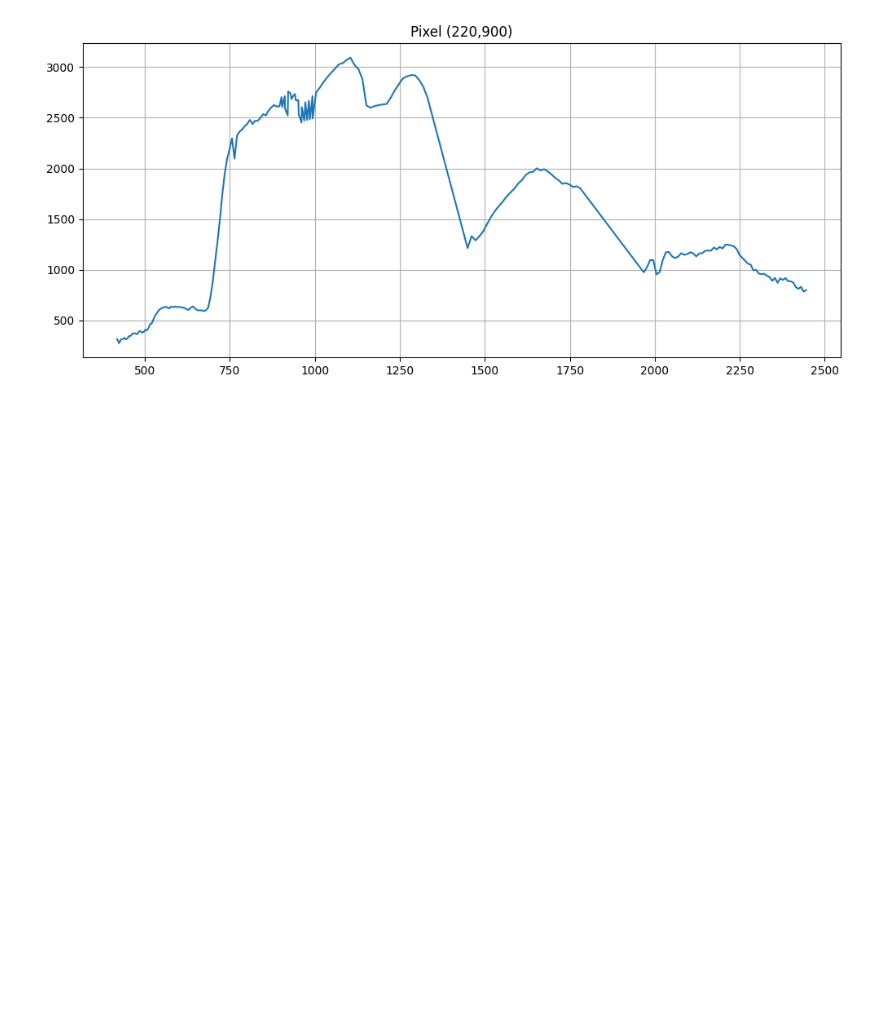
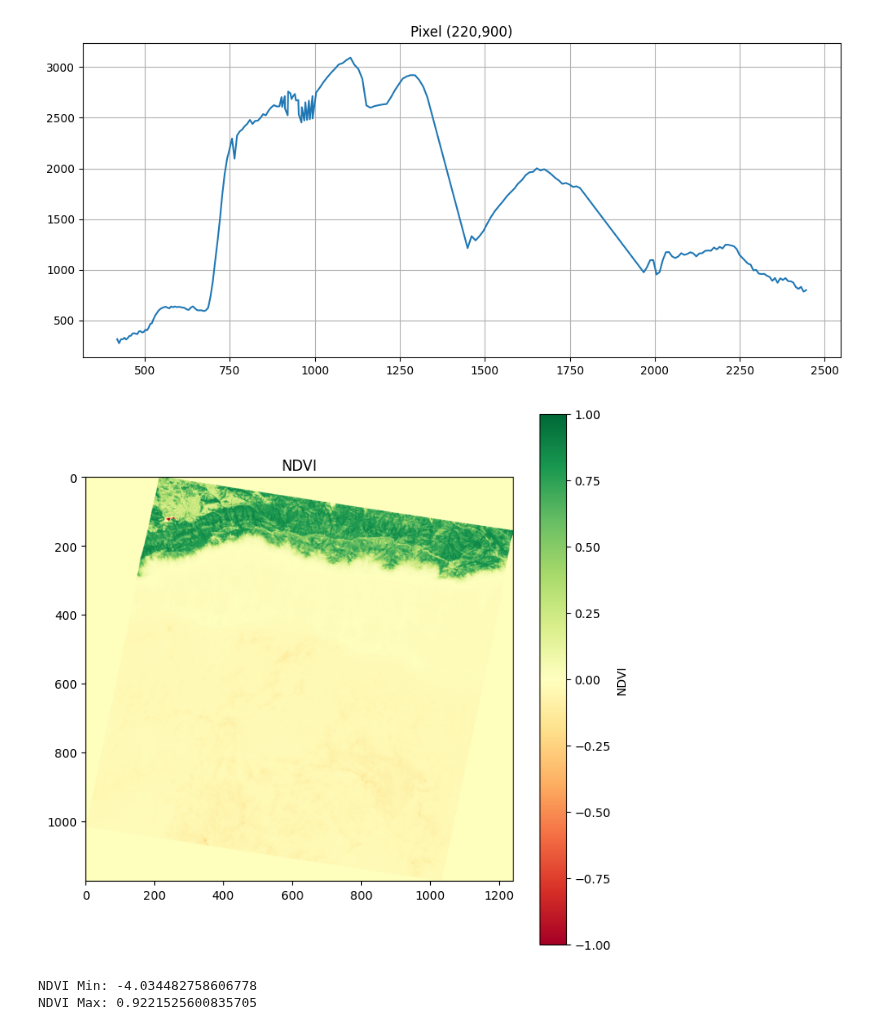
Before and after one commit to ECOMINE-IN/Geomind, a Jupyter notebook: notebooks/04_hyperspectral.ipynb, the cells around one changed output. Saved outputs shown, nothing was run; the diff lists cells and outputs as text; code cells hidden in the pictures; blank space fills up the shorter version.

```diff
--- a/notebooks/04_hyperspectral.ipynb
+++ b/notebooks/04_hyperspectral.ipynb
@@ -378,3 +378,16 @@ plt.grid()
 plt.show()
 # %% [output]
 [figure]
+# %%
+plt.figure(figsize=(8,8))
+plt.imshow(ndvi, cmap="RdYlGn", vmin=-1, vmax=1)
+plt.colorbar(label="NDVI")
+plt.title("NDVI")
+plt.show()
+
+print("NDVI Min:", np.nanmin(ndvi))
+print("NDVI Max:", np.nanmax(ndvi))
+# %% [output]
+[figure, added]
+NDVI Min: -4.034482758606778
+NDVI Max: 0.9221525600835705
```
Also changed, not shown: parts of 5 cells of this notebook.
